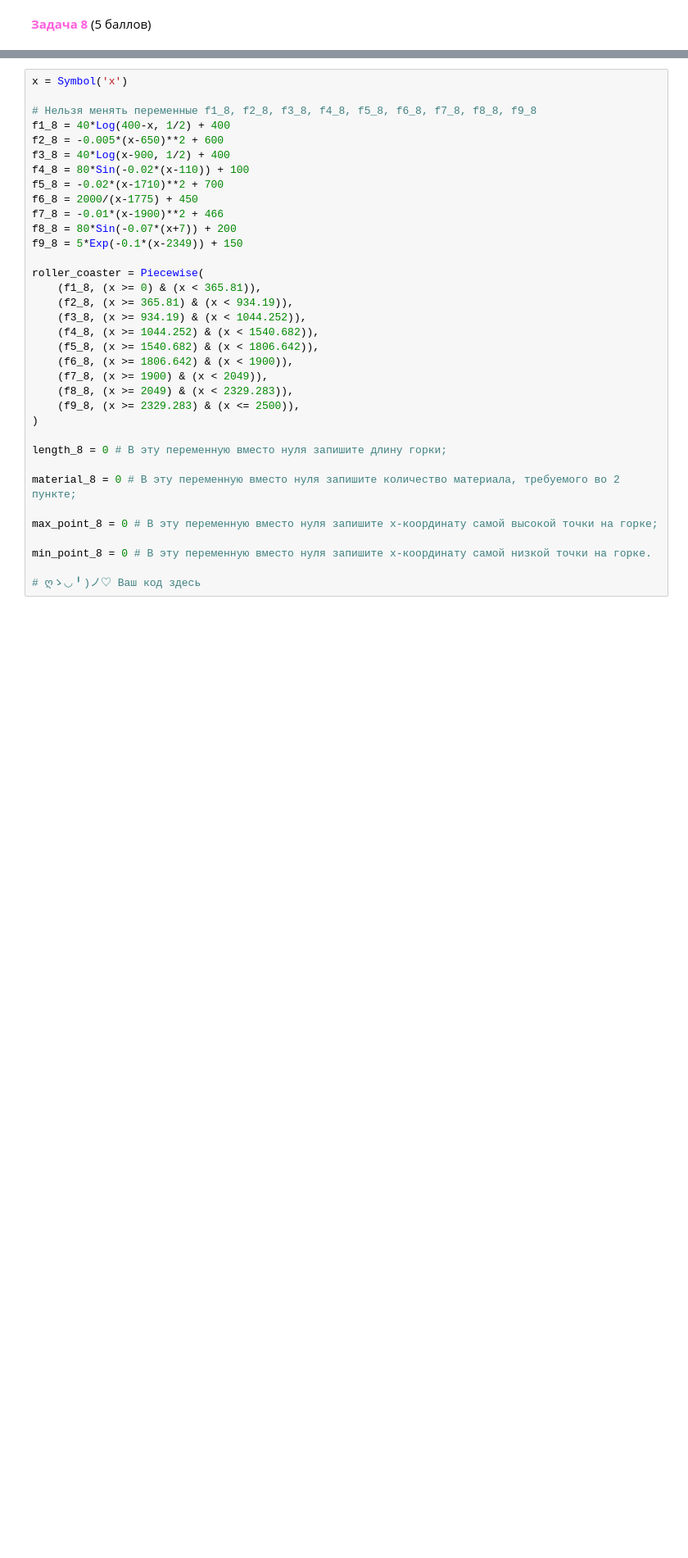
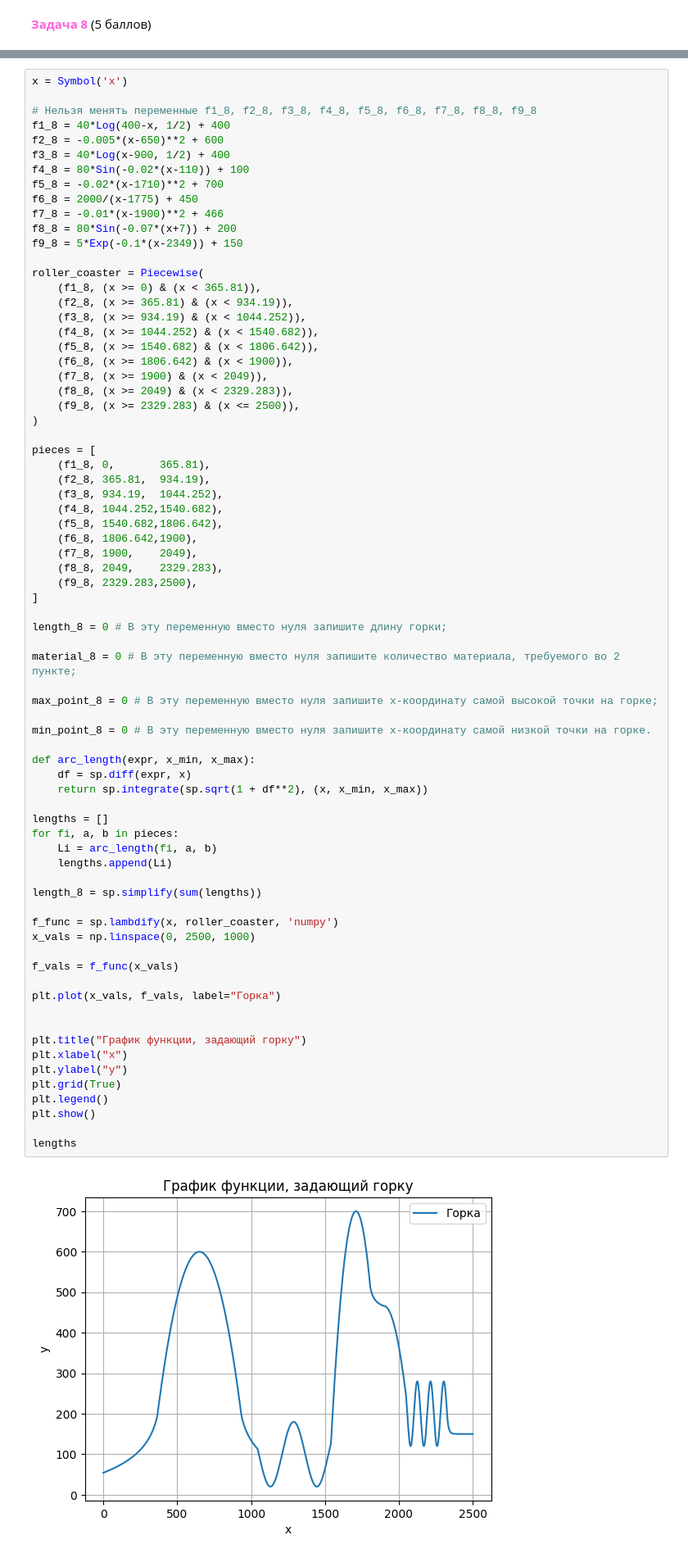
Before and after one commit to emelvv/hse-matan, a Jupyter notebook: ЛАБА2/Лабораторная работа 2 Часть 2 МА1 ПМИ Емельянов Владимир Михайлович Вариант 77.ipynb, the cells around one changed output, grey strips where cells are left out. Shown: that part at 82% size. Cells and saved outputs as stored; diff of their text form; blank space fills up the shorter version.

```diff
--- a/ЛАБА2/Лабораторная работа 2 Часть 2 МА1 ПМИ Емельянов Владимир Михайлович Вариант 77.ipynb
+++ b/ЛАБА2/Лабораторная работа 2 Часть 2 МА1 ПМИ Емельянов Владимир Михайлович Вариант 77.ipynb
@@ -966,31 +966,71 @@ x = Symbol('x')
 f1_8 = 40*Log(400-x, 1/2) + 400
 f2_8 = -0.005*(x-650)**2 + 600
 f3_8 = 40*Log(x-900, 1/2) + 400
 f4_8 = 80*Sin(-0.02*(x-110)) + 100
 f5_8 = -0.02*(x-1710)**2 + 700
 f6_8 = 2000/(x-1775) + 450
 f7_8 = -0.01*(x-1900)**2 + 466
 f8_8 = 80*Sin(-0.07*(x+7)) + 200
 f9_8 = 5*Exp(-0.1*(x-2349)) + 150
 
 roller_coaster = Piecewise(
     (f1_8, (x >= 0) & (x < 365.81)),
     (f2_8, (x >= 365.81) & (x < 934.19)),
     (f3_8, (x >= 934.19) & (x < 1044.252)),
     (f4_8, (x >= 1044.252) & (x < 1540.682)),
     (f5_8, (x >= 1540.682) & (x < 1806.642)),
     (f6_8, (x >= 1806.642) & (x < 1900)),
     (f7_8, (x >= 1900) & (x < 2049)),
     (f8_8, (x >= 2049) & (x < 2329.283)),
     (f9_8, (x >= 2329.283) & (x <= 2500)),
 )
 
+pieces = [
+    (f1_8, 0,       365.81),
+    (f2_8, 365.81,  934.19),
+    (f3_8, 934.19,  1044.252),
+    (f4_8, 1044.252,1540.682),
+    (f5_8, 1540.682,1806.642),
+    (f6_8, 1806.642,1900),
+    (f7_8, 1900,    2049),
+    (f8_8, 2049,    2329.283),
+    (f9_8, 2329.283,2500),
+]
+
 length_8 = 0 # В эту переменную вместо нуля запишите длину горки;
 
 material_8 = 0 # В эту переменную вместо нуля запишите количество материала, требуемого во 2 пункте;
 
 max_point_8 = 0 # В эту переменную вместо нуля запишите x-координату самой высокой точки на горке;
 
 min_point_8 = 0 # В эту переменную вместо нуля запишите x-координату самой низкой точки на горке.
 
-# ღゝ◡╹)ノ♡ Ваш код здесь
+def arc_length(expr, x_min, x_max):
+    df = sp.diff(expr, x)
+    return sp.integrate(sp.sqrt(1 + df**2), (x, x_min, x_max))
+
+lengths = []
+for fi, a, b in pieces:
+    Li = arc_length(fi, a, b)
+    lengths.append(Li)
+
+length_8 = sp.simplify(sum(lengths))
+
+f_func = sp.lambdify(x, roller_coaster, 'numpy')
+x_vals = np.linspace(0, 2500, 1000)
+
+f_vals = f_func(x_vals)
+
+plt.plot(x_vals, f_vals, label="Горка")
+
+
+plt.title("График функции, задающий горку")
+plt.xlabel("x")
+plt.ylabel("y")
+plt.grid(True)
+plt.legend()
+plt.show()
+
+lengths
+# %% [output]
+[figure, added]
```
Also changed, not shown: parts of 1 cell of this notebook.
